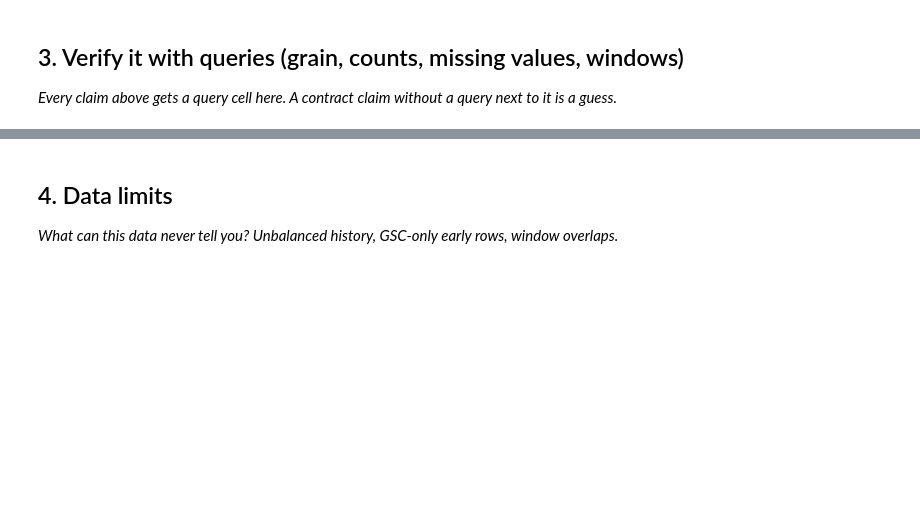
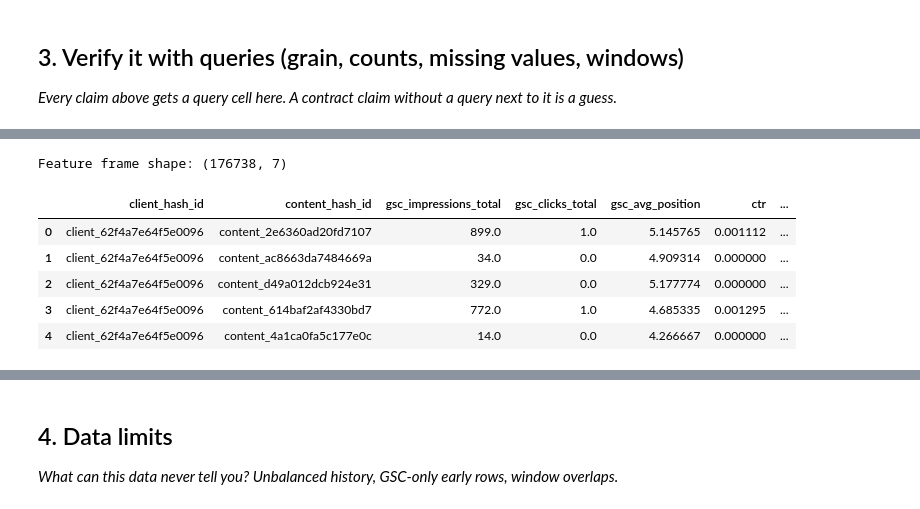
Before and after one commit to maryam12arshad17/flyrank-internship-ml, a Jupyter notebook: work/notebooks/w03_data_contract.ipynb, the cells around one changed output, grey strips where cells are left out. Drawn from its saved outputs; the diff is of its cells as text; code cells hidden in the pictures; blank space fills up the shorter version.

```diff
--- a/work/notebooks/w03_data_contract.ipynb
+++ b/work/notebooks/w03_data_contract.ipynb
@@ -6,3 +6,16 @@
 This skeleton is yours to fill. Work the sections **in order** — each one has a one-line hint. Simple words, honest numbers.
 
 > Working with an AI assistant? Tell it to read `skills/README.md` first and load the one skill this assignment names on its card.
+# %%
+import duckdb
+from google.colab import userdata
+
+HF_TOKEN = userdata.get('HF_TOKEN')
+
+con = duckdb.connect()
+con.execute(f"CREATE SECRET (TYPE huggingface, TOKEN '{HF_TOKEN}')")
+
+BASE = "hf://datasets/FlyRank/internship-warehouse"
+MONTH = "2026-03"
+
+print("Connected! Ready to query.")
@@ -29,0 +134,27 @@ This skeleton is yours to fill. Work the sections **in order** — each one has
+# %%
+features = con.sql(f"""
+    SELECT
+        client_hash_id,
+        content_hash_id,
+        SUM(gsc_impressions) AS gsc_impressions_total,
+        SUM(gsc_clicks) AS gsc_clicks_total,
+        AVG(gsc_avg_position) AS gsc_avg_position,
+        CASE WHEN SUM(gsc_impressions) > 0
+             THEN SUM(gsc_clicks) * 1.0 / SUM(gsc_impressions)
+             ELSE 0 END AS ctr,
+        COUNT(*) AS days_observed
+    FROM read_parquet('{BASE}/fact_content_daily_performance/month={MONTH}/*.parquet')
+    WHERE gsc_data_available IS TRUE
+    GROUP BY client_hash_id, content_hash_id
+""").df()
+
+print("Feature frame shape:", features.shape)
+features.head()
+# %% [output]
+Feature frame shape: (176738, 7)
+|  | client_hash_id | content_hash_id | gsc_impressions_total | gsc_clicks_total | gsc_avg_position | ctr | ... |
+| 0 | client_62f4a7e64f5e0096 | content_2e6360ad20fd7107 | 899.0 | 1.0 | 5.145765 | 0.001112 | ... |
+| 1 | client_62f4a7e64f5e0096 | content_ac8663da7484669a | 34.0 | 0.0 | 4.909314 | 0.000000 | ... |
+| 2 | client_62f4a7e64f5e0096 | content_d49a012dcb924e31 | 329.0 | 0.0 | 5.177774 | 0.000000 | ... |
+| 3 | client_62f4a7e64f5e0096 | content_614baf2af4330bd7 | 772.0 | 1.0 | 4.685335 | 0.001295 | ... |
+| 4 | client_62f4a7e64f5e0096 | content_4a1ca0fa5c177e0c | 14.0 | 0.0 | 4.266667 | 0.000000 | ... |
```
Also changed, not shown: parts of 15 cells of this notebook.
